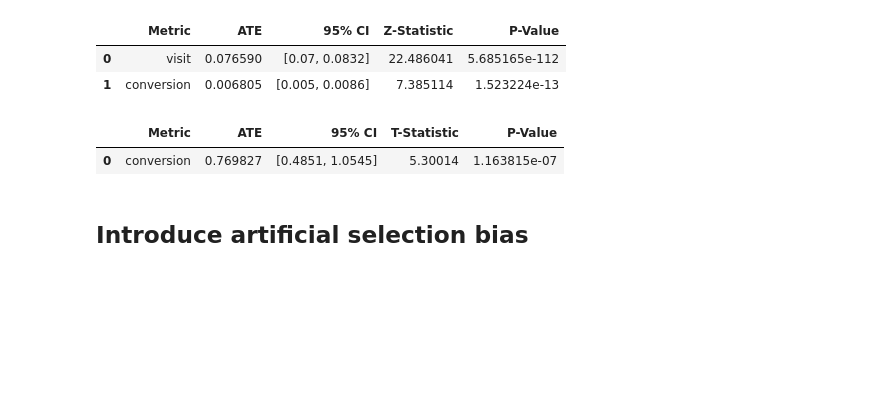
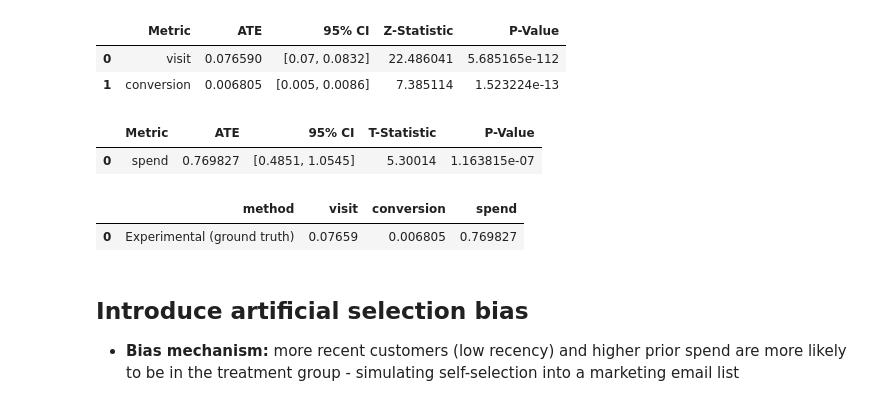
Before and after one commit to dpolioudakis/ab-testing-causal-inference, a Jupyter notebook: notebooks/06_causal_inference.ipynb, the cells around one changed output. Cells and saved outputs as stored; diff of their text form; code cells hidden in the pictures; blank space fills up the shorter version.

```diff
--- a/notebooks/06_causal_inference.ipynb
+++ b/notebooks/06_causal_inference.ipynb
@@ -58,6 +74,9 @@ None
 ## Experimental ATE (also calculated in notebook 02)
 # %%
 mens_control_df = hillstrom_df[hillstrom_df["segment"].isin(['Mens E-Mail', 'No E-Mail'])]
+# %%
+# Initialize an empty DataFrame to store results
+results_df = pd.DataFrame(columns=["method", "visit", "conversion", "spend"])
 # %%
 # z test for proportions
 
@@ -86,6 +105,8 @@ for metric in ["visit", "conversion"]:
         "Metric": metric, "ATE": ate, "95% CI": ci, "Z-Statistic": zstat, "P-Value": pvalue,
     })
 
+exp_ates = {r["Metric"]: r["ATE"] for r in results}
+
 pd.DataFrame(results)
 # %% [output]
 |  | Metric | ATE | 95% CI | Z-Statistic | P-Value |
@@ -94,27 +115,38 @@ pd.DataFrame(results)
 # %%
 # Spend
 
-spend1 = mens_control_df[mens_control_df["segment"] == "Mens E-Mail"]["spend"]
-spend2 = mens_control_df[mens_control_df["segment"] == "No E-Mail"]["spend"]
+metric = "spend"
+
+spend1 = mens_control_df[mens_control_df["segment"] == "Mens E-Mail"][metric]
+spend2 = mens_control_df[mens_control_df["segment"] == "No E-Mail"][metric]
 
 tstat, pvalue = ttest_ind(spend1, spend2, equal_var=False)
 
 ate = spend1.mean() - spend2.mean()
 var_dat_1 = np.sum((spend1 - spend1.mean()) ** 2) / (len(spend1) - 1)
 var_dat_2 = np.sum((spend2 - spend2.mean()) ** 2) / (len(spend2) - 1)
 var_mean_1 = var_dat_1 / len(spend1)
 var_mean_2 = var_dat_2 / len(spend2)
 se_diff = np.sqrt(var_mean_1 + var_mean_2)
 ci = ate + np.array([-1, 1]) * 1.96 * se_diff
 ci = ci.round(4)
 
+exp_ates["spend"] = ate
+results_df = pd.concat([results_df, pd.DataFrame([{"method": "Experimental (ground truth)", **exp_ates}])], ignore_index=True)
+
 results = [{
         "Metric": metric, "ATE": ate, "95% CI": ci, "T-Statistic": tstat, "P-Value": pvalue,
     }]
 
 pd.DataFrame(results)
 # %% [output]
 |  | Metric | ATE | 95% CI | T-Statistic | P-Value |
-| 0 | conversion | 0.769827 | [0.4851, 1.0545] | 5.30014 | 1.163815e-07 |
+| 0 | spend | 0.769827 | [0.4851, 1.0545] | 5.30014 | 1.163815e-07 |
+# %%
+results_df
+# %% [output]
+|  | method | visit | conversion | spend |
+| 0 | Experimental (ground truth) | 0.07659 | 0.006805 | 0.769827 |
 # %% [markdown]
 ## Introduce artificial selection bias
+- **Bias mechanism:** more recent customers (low recency) and higher prior spend are more likely to be in the treatment group - simulating self-selection into a marketing email list
```
Also changed, not shown: parts of 20 cells of this notebook.
